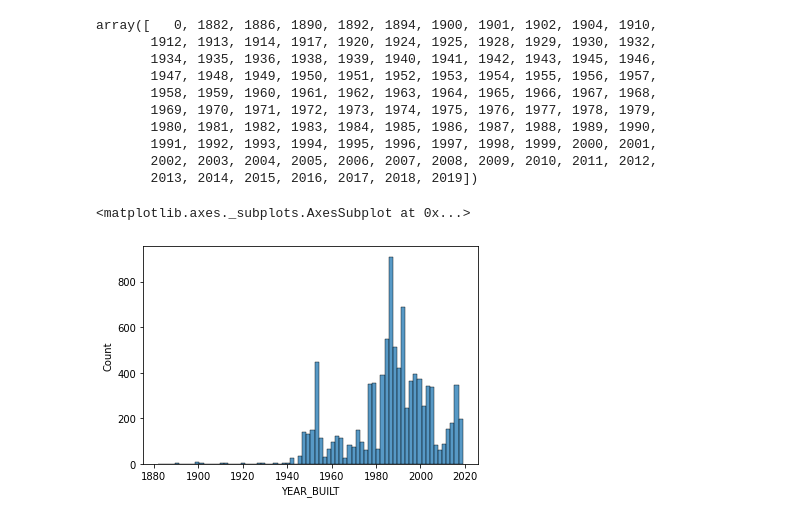
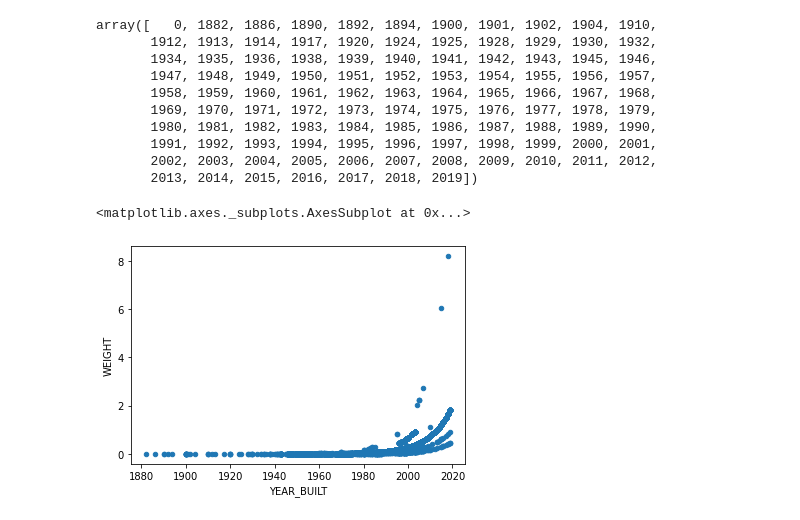
Before and after one commit to bwilliams2/tcmapper, a Jupyter notebook: devel/HouseDensityAnalysis.ipynb, the cells around one changed output. Drawn from its saved outputs; the diff is of its cells as text; code cells hidden in the pictures.

Commit message:
Plot data updates

```diff
--- a/devel/HouseDensityAnalysis.ipynb
+++ b/devel/HouseDensityAnalysis.ipynb
@@ -18,34 +10,0 @@ array([[-94.011 ,  44.4714],
-# %%
-import shapely.geometry
-import pyproj
-
-# Set up projections
-p_ll = pyproj.Proj(init='epsg:4326')
-p_mt = pyproj.Proj(init='epsg:3857') # metric; same as EPSG:900913
-
-bounds = get_metro_bounds()
-# Create corners of rectangle to be transformed to a grid
-sw = shapely.geometry.Point((bounds[0,0], bounds[0,1]))
-ne = shapely.geometry.Point((bounds[1,0], bounds[1,1]))
-
-stepsize = 1000 # 1 km grid step size
-
-# Project corners to target projection
-transformed_sw = pyproj.transform(p_ll, p_mt, sw.x, sw.y) # Transform NW point to 3857
-transformed_ne = pyproj.transform(p_ll, p_mt, ne.x, ne.y) # .. same for SE
-
-# # Iterate over 2D area
-gridpoints = []
-x = transformed_sw[0]
-while x < transformed_ne[0]:
-    y = transformed_sw[1]
-    while y < transformed_ne[1]:
-        p = shapely.geometry.Point(pyproj.transform(p_mt, p_ll, x, y))
-        gridpoints.append(p)
-        y += stepsize
-    x += stepsize
-
-with open('metro_grid.csv', 'w') as of:
-    of.write('lon;lat\n')
-    for p in gridpoints:
-        of.write('{:f};{:f}\n'.format(p.x, p.y))
@@ -68,0 +11,2 @@ height = transformed_nw[1] - transformed_se[1]
+# %%
+metro_grid = pd.read_csv("metro_grid.csv", sep=";")
@@ -69,3 +29,4 @@ height = transformed_nw[1] - transformed_se[1]
 # %%
 lat, lng = [45.147762, -93.134160]
+lng, lat = metro_grid.loc[10000,:]
 address_data = address_search(lng, lat, 5000.)
@@ -209,7 +202,7 @@ array([   0, 1882, 1886, 1890, 1892, 1894, 1900, 1901, 1902, 1904, 1910,
        2013, 2014, 2015, 2016, 2017, 2018, 2019])
 # %%
 new_mask = address_data["YEAR_BUILT"] > 0
-sns.histplot(address_data.loc[new_mask, "YEAR_BUILT"])
+address_data.loc[new_mask].plot.scatter(y="WEIGHT", x="YEAR_BUILT")
 # %% [output]
 <matplotlib.axes._subplots.AxesSubplot at 0x...>
-[figure, old version]
+[figure, new version]
```
Also changed, not shown: parts of 14 cells of this notebook, 21 other files.
